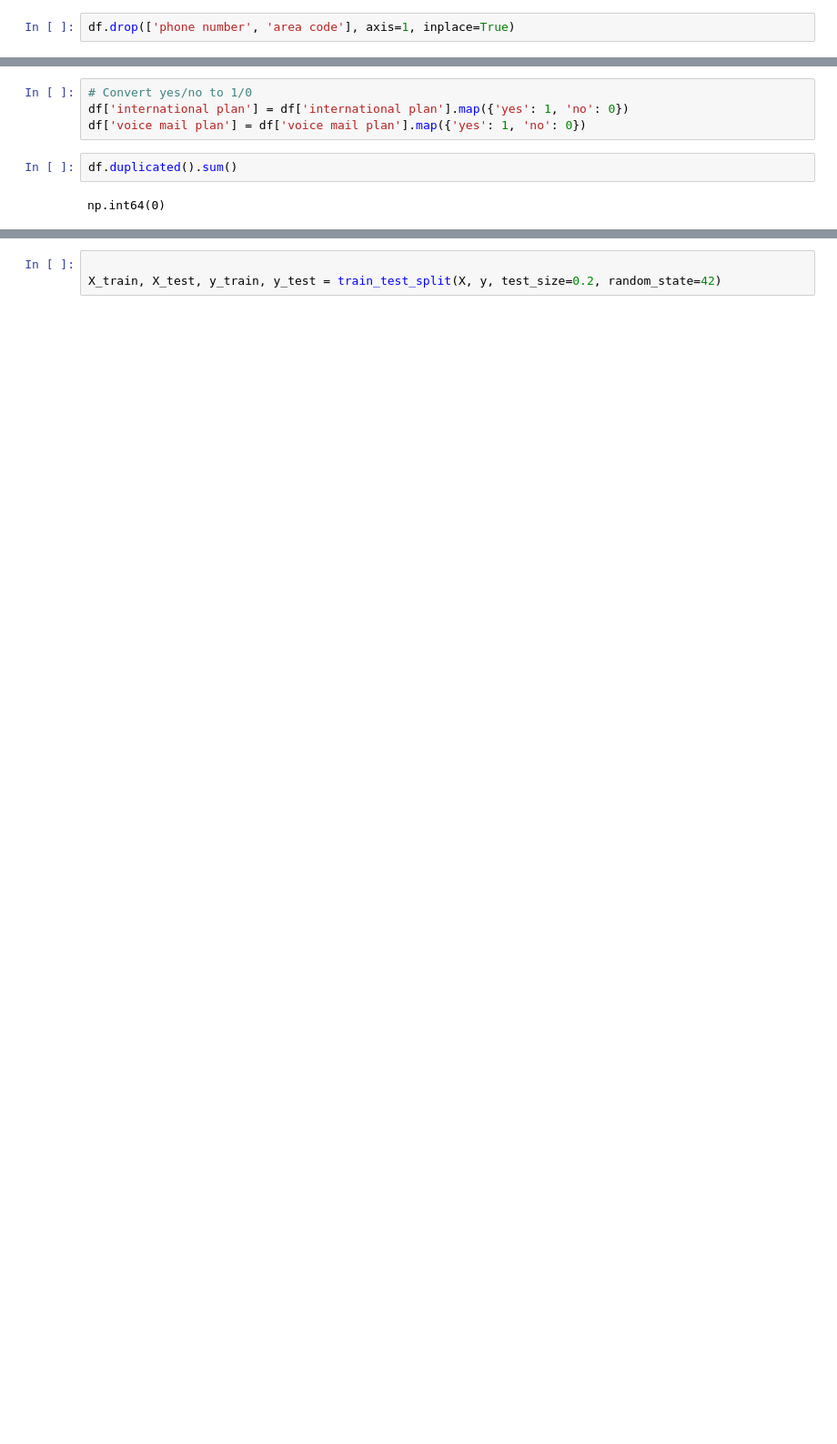
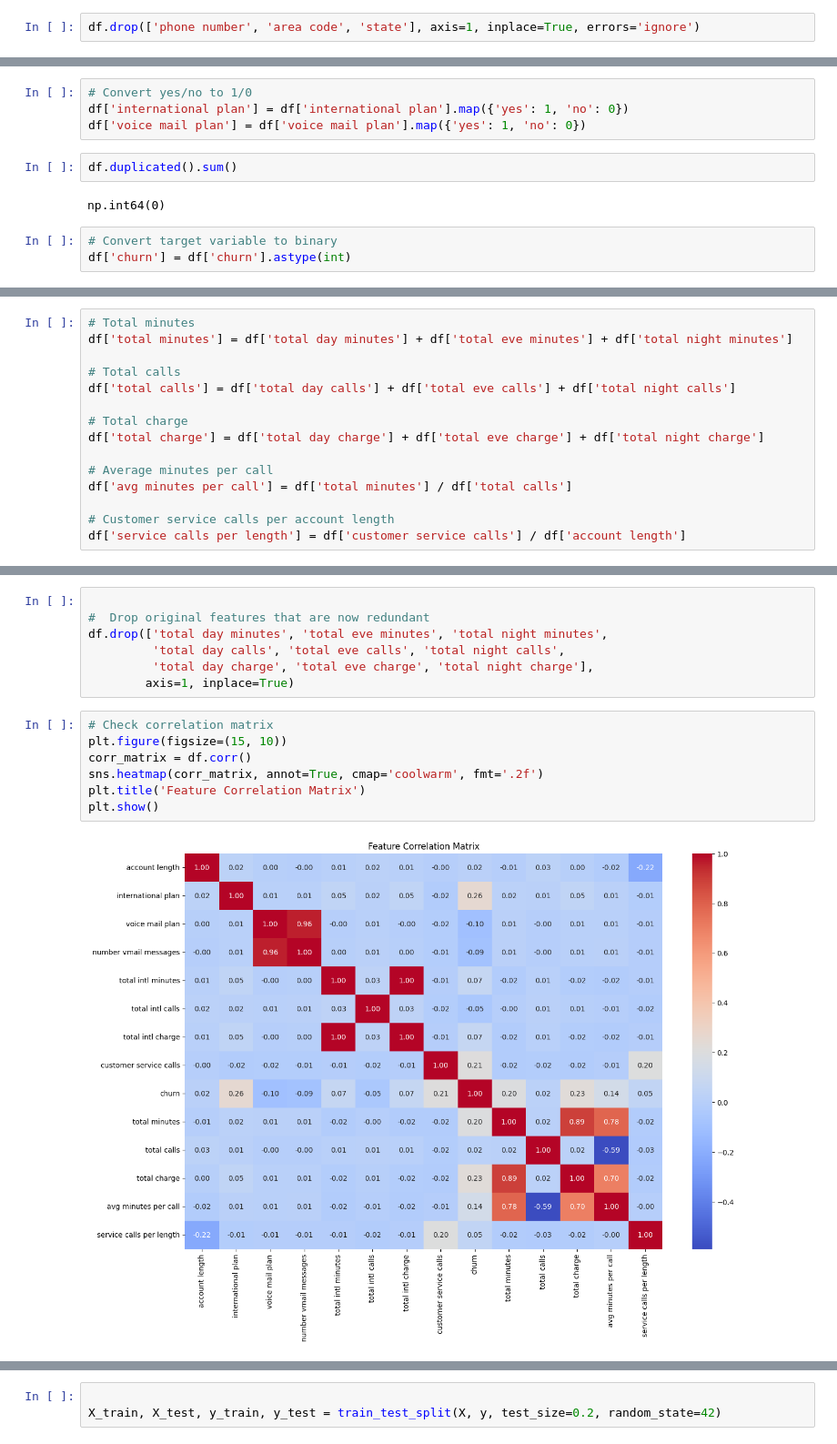
Before and after one commit to hanifa331/customer-churn, a Jupyter notebook: studenth.ipynb, the cells around one changed output, grey strips where cells are left out. Shown at 91% size. Drawn from its saved outputs; the diff is of its cells as text; blank space fills up the shorter version.

```diff
--- a/studenth.ipynb
+++ b/studenth.ipynb
@@ -61,7 +84,7 @@ customer service calls    0
 churn                     0
 dtype: int64
 # %%
-df.drop(['phone number', 'area code'], axis=1, inplace=True)
+df.drop(['phone number', 'area code', 'state'], axis=1, inplace=True, errors='ignore')
 # %%
 print(df.columns.tolist())
 # %% [output]
@@ -74,3 +97,6 @@ df['voice mail plan'] = df['voice mail plan'].map({'yes': 1, 'no': 0})
 df.duplicated().sum()
 # %% [output]
 np.int64(0)
+# %%
+# Convert target variable to binary
+df['churn'] = df['churn'].astype(int)
@@ -116,0 +123,15 @@ plt.show()
+# %%
+# Total minutes
+df['total minutes'] = df['total day minutes'] + df['total eve minutes'] + df['total night minutes']
+
+# Total calls
+df['total calls'] = df['total day calls'] + df['total eve calls'] + df['total night calls']
+
+# Total charge
+df['total charge'] = df['total day charge'] + df['total eve charge'] + df['total night charge']
+
+# Average minutes per call
+df['avg minutes per call'] = df['total minutes'] / df['total calls']
+
+# Customer service calls per account length
+df['service calls per length'] = df['customer service calls'] / df['account length']
@@ -116,0 +155,16 @@ plt.show()
+# %%
+
+#  Drop original features that are now redundant
+df.drop(['total day minutes', 'total eve minutes', 'total night minutes',
+         'total day calls', 'total eve calls', 'total night calls',
+         'total day charge', 'total eve charge', 'total night charge'],
+        axis=1, inplace=True)
+# %%
+# Check correlation matrix
+plt.figure(figsize=(15, 10))
+corr_matrix = df.corr()
+sns.heatmap(corr_matrix, annot=True, cmap='coolwarm', fmt='.2f')
+plt.title('Feature Correlation Matrix')
+plt.show()
+# %% [output]
+[figure, added]
```
Also changed, not shown: parts of 36 cells of this notebook.
